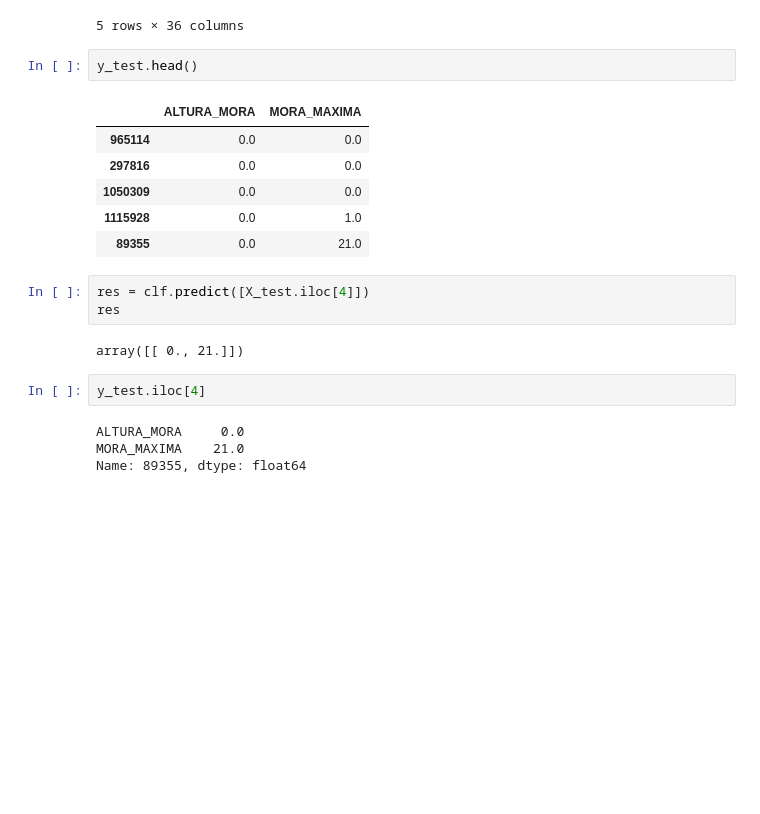
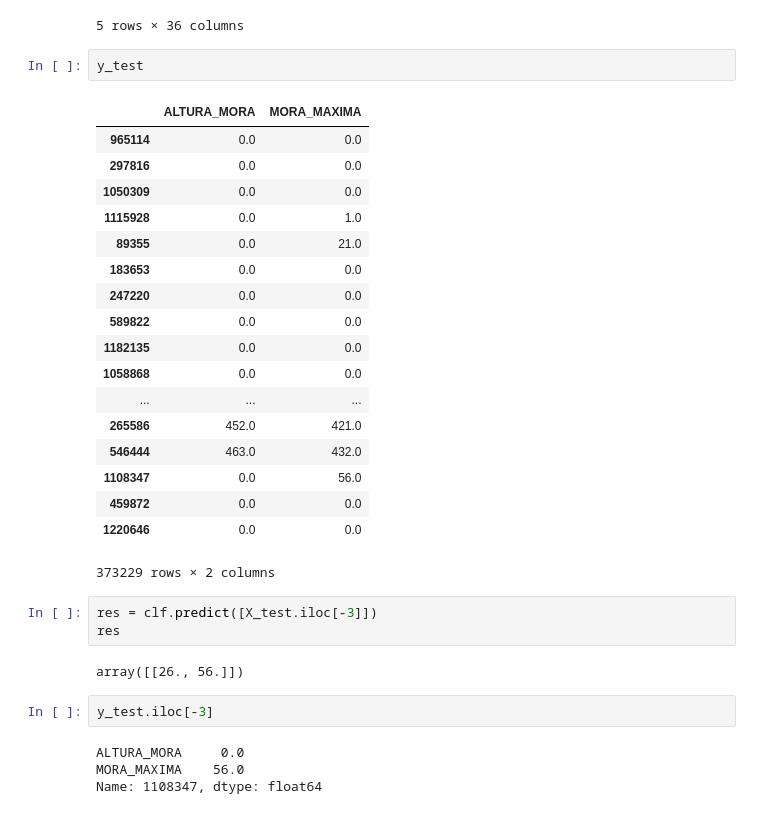
Before and after one commit to luisantonioig/financial_behavior, a Jupyter notebook: Financial Behavior.ipynb, the cells around one changed output. Drawn from its saved outputs; the diff is of its cells as text; blank space fills up the shorter version.

```diff
--- a/Financial Behavior.ipynb
+++ b/Financial Behavior.ipynb
@@ -90,22 +167,34 @@ X_test.head()
 | 89355 | 0.0 | 0.0 | 0.0 | 0.0 | 0.0 | 0.0 | 0.0 | 0.0 | 0.0 | 0.0 | ... | ... |
 5 rows × 36 columns
 # %%
-y_test.head()
+y_test
 # %% [output]
 |  | ALTURA_MORA | MORA_MAXIMA |
 | 965114 | 0.0 | 0.0 |
 | 297816 | 0.0 | 0.0 |
 | 1050309 | 0.0 | 0.0 |
 | 1115928 | 0.0 | 1.0 |
 | 89355 | 0.0 | 21.0 |
+| 183653 | 0.0 | 0.0 |
+| 247220 | 0.0 | 0.0 |
+| 589822 | 0.0 | 0.0 |
+| 1182135 | 0.0 | 0.0 |
+| 1058868 | 0.0 | 0.0 |
+| ... | ... | ... |
+| 265586 | 452.0 | 421.0 |
+| 546444 | 463.0 | 432.0 |
+| 1108347 | 0.0 | 56.0 |
+| 459872 | 0.0 | 0.0 |
+| 1220646 | 0.0 | 0.0 |
+373229 rows × 2 columns
 # %%
-res = clf.predict([X_test.iloc[4]])
+res = clf.predict([X_test.iloc[-3]])
 res
 # %% [output]
-array([[ 0., 21.]])
+array([[26., 56.]])
 # %%
-y_test.iloc[4]
+y_test.iloc[-3]
 # %% [output]
 ALTURA_MORA     0.0
-MORA_MAXIMA    21.0
-Name: 89355, dtype: float64
+MORA_MAXIMA    56.0
+Name: 1108347, dtype: float64
```
Also changed, not shown: parts of 13 cells of this notebook.
